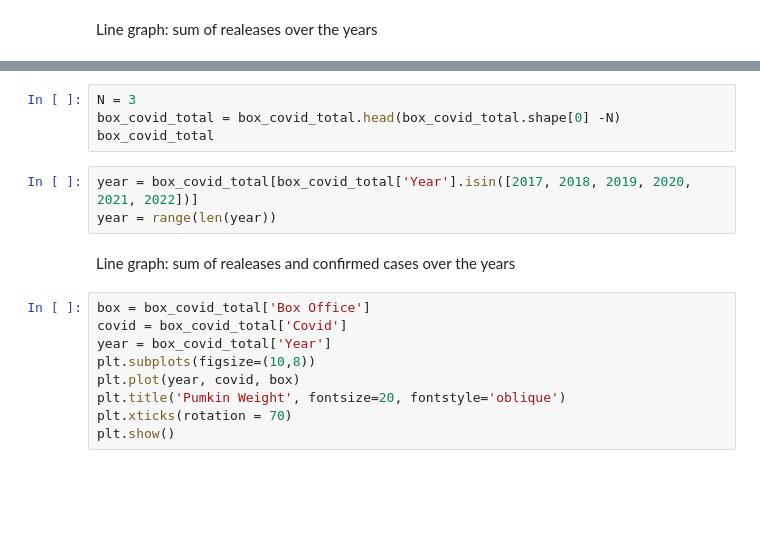
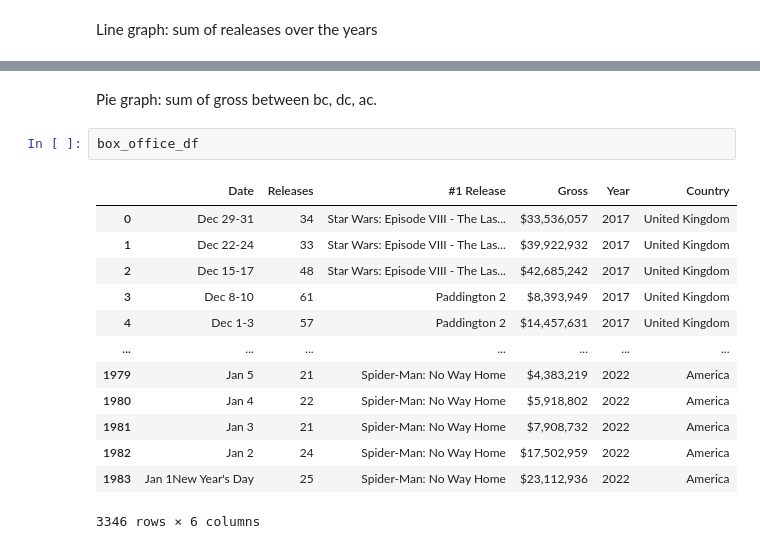
Before and after one commit to nathanmartin5937/capstone, a Jupyter notebook: notebooks/box_office.ipynb, the cells around one changed output, grey strips where cells are left out. Cells and saved outputs as stored; diff of their text form; blank space fills up the shorter version.

Commit message:
changing dates, more graphs

```diff
--- a/notebooks/box_office.ipynb
+++ b/notebooks/box_office.ipynb
@@ -114,18 +199,18 @@ box_covid_total
-# %%
-N = 3
-box_covid_total = box_covid_total.head(box_covid_total.shape[0] -N)
-box_covid_total
-# %%
-year = box_covid_total[box_covid_total['Year'].isin([2017, 2018, 2019, 2020, 2021, 2022])]
-year = range(len(year))
-# %% [markdown]
-Line graph: sum of realeases and confirmed cases over the years
-# %%
-box = box_covid_total['Box Office']
-covid = box_covid_total['Covid']
-year = box_covid_total['Year']
-plt.subplots(figsize=(10,8))
-plt.plot(year, covid, box)
-plt.title('Pumkin Weight', fontsize=20, fontstyle='oblique')
-plt.xticks(rotation = 70)
-plt.show()
+# %% [markdown]
+Pie graph: sum of gross between bc, dc, ac.
+# %%
+box_office_df
+# %% [output]
+|  | Date | Releases | #1 Release | Gross | Year | Country |
+| 0 | Dec 29-31 | 34 | Star Wars: Episode VIII - The Las... | $33,536,057 | 2017 | United Kingdom |
+| 1 | Dec 22-24 | 33 | Star Wars: Episode VIII - The Las... | $39,922,932 | 2017 | United Kingdom |
+| 2 | Dec 15-17 | 48 | Star Wars: Episode VIII - The Las... | $42,685,242 | 2017 | United Kingdom |
+| 3 | Dec 8-10 | 61 | Paddington 2 | $8,393,949 | 2017 | United Kingdom |
+| 4 | Dec 1-3 | 57 | Paddington 2 | $14,457,631 | 2017 | United Kingdom |
+| ... | ... | ... | ... | ... | ... | ... |
+| 1979 | Jan 5 | 21 | Spider-Man: No Way Home | $4,383,219 | 2022 | America |
+| 1980 | Jan 4 | 22 | Spider-Man: No Way Home | $5,918,802 | 2022 | America |
+| 1981 | Jan 3 | 21 | Spider-Man: No Way Home | $7,908,732 | 2022 | America |
+| 1982 | Jan 2 | 24 | Spider-Man: No Way Home | $17,502,959 | 2022 | America |
+| 1983 | Jan 1New Year's Day | 25 | Spider-Man: No Way Home | $23,112,936 | 2022 | America |
+3346 rows × 6 columns
```
Also changed, not shown: parts of 26 cells of this notebook.
